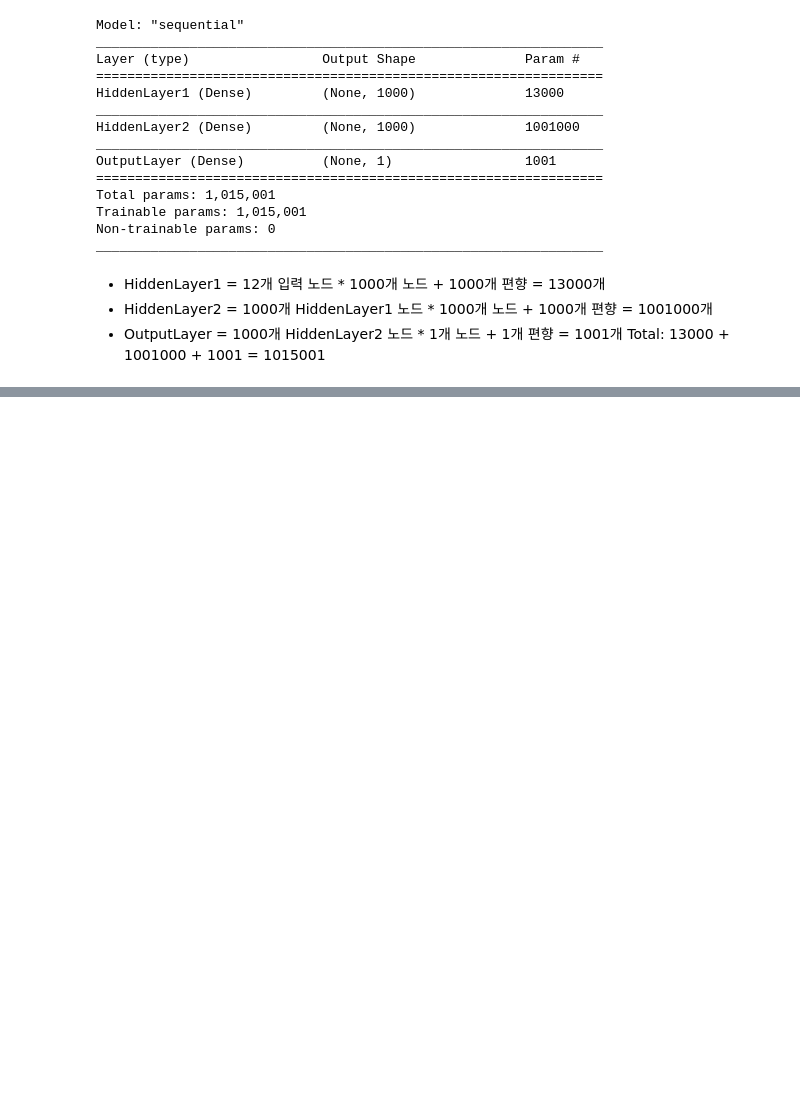
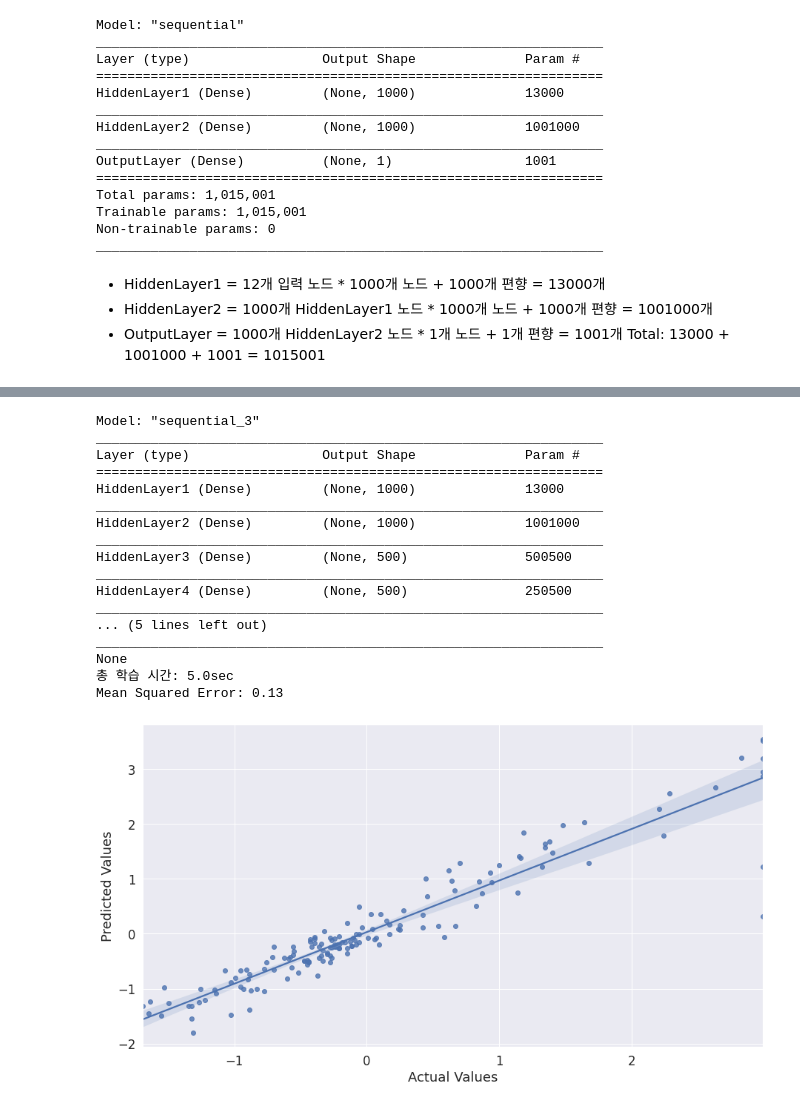
Before and after one commit to Marlrero/AI_PrimaryEducation, a Jupyter notebook: housing.ipynb, the cells around one changed output, grey strips where cells are left out. Drawn from its saved outputs; the diff is of its cells as text; code cells hidden in the pictures; blank space fills up the shorter version.

```diff
--- a/housing.ipynb
+++ b/housing.ipynb
@@ -210,0 +318,47 @@ Total: 13000 + 1001000 + 1001 = 1015001
+# %%
+model = Sequential()  # 순차적인 모델 구성
+
+input = X_train.shape[1]
+model.add(Dense(name='HiddenLayer1', units=MY_HIDDEN, input_dim=input, activation='relu'))
+model.add(Dense(name='HiddenLayer2', units=MY_HIDDEN, activation='relu'))
+model.add(Dense(name='HiddenLayer3', units=500, activation='relu')) # 추가
+model.add(Dense(name='HiddenLayer4', units=500, activation='relu')) # 추가
+model.add(Dense(name='OutputLayer', units=1))
+print(model.summary())
+
+model.compile(optimizer='sgd', loss='mse')
+
+begin = time() # 학습시간 측정
+model.fit(x=X_train, y=Y_train, epochs=MY_EPOCH, batch_size=MY_BATCH, verbose=0) # epoch = 0
+end = time() # 학습시간 측정
+print("총 학습 시간: {:.1f}sec".format(end - begin))
+
+loss = model.evaluate(x=X_test, y=Y_test, verbose=0)
+print("Mean Squared Error: {:.2f}".format(loss))
+pred = model.predict(x=X_test)
+
+# Scatter plot 출력
+plt.figure(figsize=(15, 8)) # figure size
+sns.regplot(x=Y_test, y=pred) # 정답, 추측값
+plt.xlabel("Actual Values")
+plt.ylabel("Predicted Values")
+plt.show()
+# %% [output]
+Model: "sequential_3"
+_________________________________________________________________
+Layer (type)                 Output Shape              Param #
+=================================================================
+HiddenLayer1 (Dense)         (None, 1000)              13000
+_________________________________________________________________
+HiddenLayer2 (Dense)         (None, 1000)              1001000
+_________________________________________________________________
+HiddenLayer3 (Dense)         (None, 500)               500500
+_________________________________________________________________
+HiddenLayer4 (Dense)         (None, 500)               250500
+_________________________________________________________________
+... (5 lines left out)
+_________________________________________________________________
+None
+총 학습 시간: 5.0sec
+Mean Squared Error: 0.13
+[figure, added]
```
Also changed, not shown: parts of 17 cells of this notebook.
